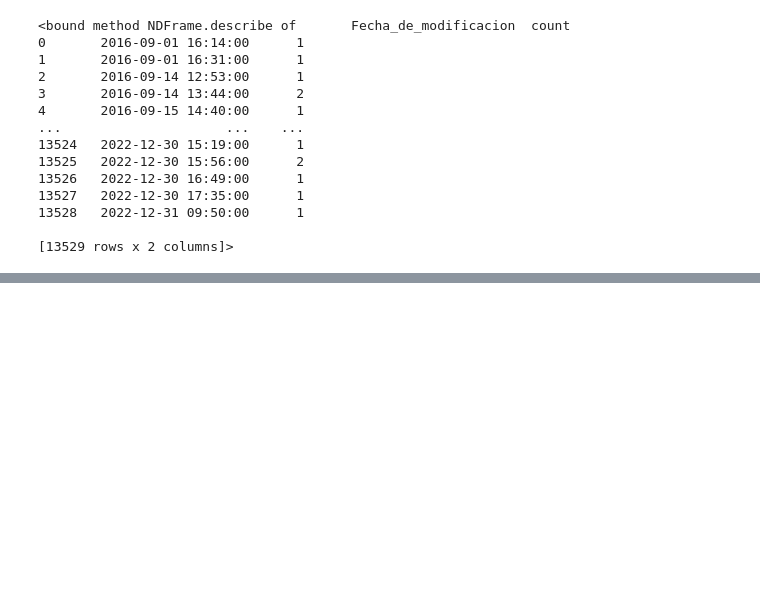
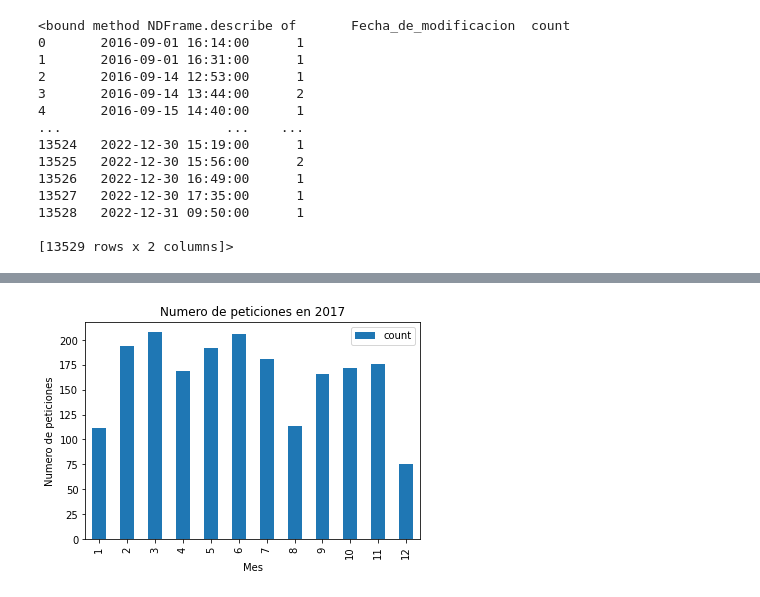
Before and after one commit to jvidorreta/TFG_SDG_JVID, a Jupyter notebook: TFG_SDG_JVID.ipynb, the cells around one changed output, grey strips where cells are left out. Cells and saved outputs as stored; diff of their text form; code cells hidden in the pictures; blank space fills up the shorter version.

```diff
--- a/TFG_SDG_JVID.ipynb
+++ b/TFG_SDG_JVID.ipynb
@@ -155,4 +155,4 @@ df.describe(include = 'all')
 | 75% | 1.028164e+06 | NaN | NaN | NaN | NaN | NaN |
 | max | 1.165252e+06 | NaN | NaN | NaN | NaN | NaN |
 # %%
-df['date']= pd.to_datetime(df.Fecha_de_modificacion)
+df['date']= pd.to_datetime(df.Fecha_de_creacion)
@@ -336,0 +323,9 @@ data_2022
+# %%
+counts_2016 = data_2016.groupby(['Month']).size().reset_index(name='count')
+counts_2017 = data_2017.groupby(['Month']).size().reset_index(name='count')
+counts_2018 = data_2018.groupby(['Month']).size().reset_index(name='count')
+counts_2019 = data_2019.groupby(['Month']).size().reset_index(name='count')
+counts_2020 = data_2020.groupby(['Month']).size().reset_index(name='count')
+counts_2021 = data_2021.groupby(['Month']).size().reset_index(name='count')
+counts_2022 = data_2022.groupby(['Month']).size().reset_index(name='count')
+counts_2022
@@ -336,0 +346,10 @@ data_2022
+# %%
+counts_2017.plot(x='Month', y='count',kind = 'bar')
+
+plt.xlabel('Mes')
+plt.ylabel('Numero de peticiones')
+plt.title('Numero de peticiones en 2017')
+
+plt.show()
+# %% [output]
+[figure, added]
```
Also changed, not shown: parts of 8 cells of this notebook.
